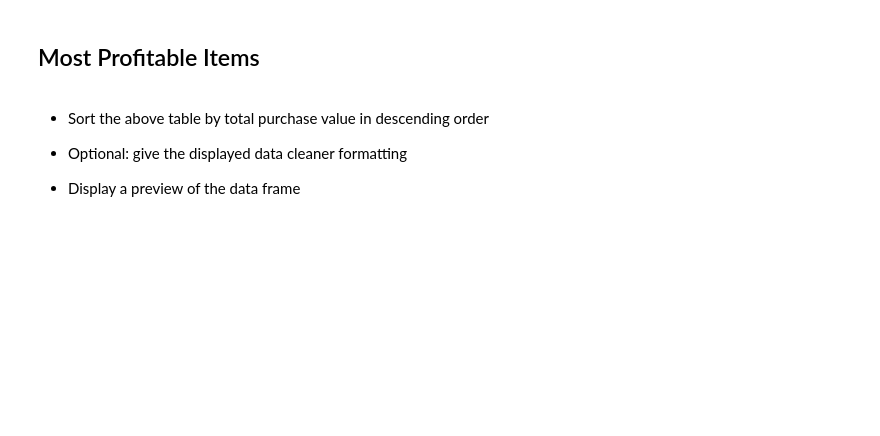
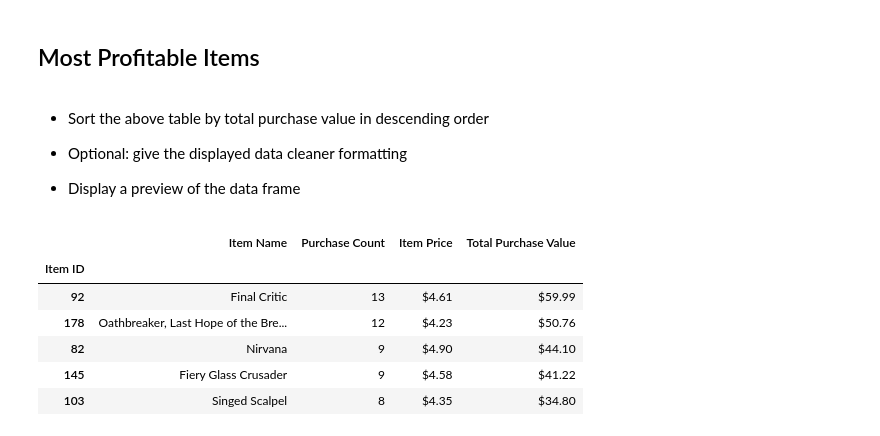
Before and after one commit to MikeEjike/Pandas-challenge, a Jupyter notebook: HeroesOfPymoli/HeroesOfPymoli_starter.ipynb, the cells around one changed output. Saved outputs shown, nothing was run; the diff lists cells and outputs as text; code cells hidden in the pictures; blank space fills up the shorter version.

```diff
--- a/HeroesOfPymoli/HeroesOfPymoli_starter.ipynb
+++ b/HeroesOfPymoli/HeroesOfPymoli_starter.ipynb
@@ -375,3 +405,54 @@ purchase_data.nlargest(5, ['Price'])
 
 
 * Display a preview of the data frame
+# %%
+
+most_profit = purchase_data['Item ID'].value_counts()
+most_profit_name_list = most_profit.index.tolist()
+most_profit_list = purchase_data['Item ID'].value_counts()
+
+
+most_purchase_count = purchase_data['Item ID'].value_counts()
+
+sum_total =  purchase_data.groupby(['Item ID', 'Item Name']).sum()
+
+sum_total_df = sum_total.sort_values(by = ['Price'], ascending = False).drop(columns=['Purchase ID', 'Age','Total Players'])
+
+sum_total_df.head()
+
+most_profitable_items = pd.DataFrame({"Item ID": [most_profit_name_list[0],
+                                                  most_profit_name_list[1],
+                                                  most_profit_name_list[4],
+                                                  most_profit_name_list[5],
+                                                  most_profit_name_list[12]],
+                       "Item Name": ['Final Critic',
+                                     'Oathbreaker, Last Hope of the Breaking Storm',
+                                     'Nirvana',
+                                     'Fiery Glass Crusader',
+                                     'Singed Scalpel'],
+                       "Purchase Count": [most_purchase_count[92],
+                                          most_purchase_count[178],
+                                          most_purchase_count[82],
+                                          most_purchase_count[145],
+                                          most_purchase_count[103]],
+                       "Item Price":[purchase_data.loc[purchase_data['Item ID'] == 92, 'Price'].sum() / most_purchase_count[92],
+                                     purchase_data.loc[purchase_data['Item ID'] == 178, 'Price'].sum() / most_purchase_count[178],
+                                     purchase_data.loc[purchase_data['Item ID'] == 82, 'Price'].sum() / most_purchase_count[82],
+                                     purchase_data.loc[purchase_data['Item ID'] == 145, 'Price'].sum() / most_purchase_count[145],
+                                     purchase_data.loc[purchase_data['Item ID'] == 103, 'Price'].sum() / most_purchase_count[103]],
+                       "Total Purchase Value":[purchase_data.loc[purchase_data['Item ID'] == 92, 'Price'].sum(),
+                                               purchase_data.loc[purchase_data['Item ID'] == 178, 'Price'].sum(),
+                                               purchase_data.loc[purchase_data['Item ID'] == 82, 'Price'].sum(),
+                                               purchase_data.loc[purchase_data['Item ID'] == 145, 'Price'].sum(),
+                                               purchase_data.loc[purchase_data['Item ID'] == 103, 'Price'].sum()]})
+
+most_profitable_items.set_index('Item ID').style.format({'Item Price':'${0:,.2f}',
+                                           'Total Purchase Value':'${0:,.2f}'})
+# %% [output]
+|  | Item Name | Purchase Count | Item Price | Total Purchase Value |
+| Item ID |  |  |  |  |
+| 92 | Final Critic | 13 | $4.61 | $59.99 |
+| 178 | Oathbreaker, Last Hope of the Bre... | 12 | $4.23 | $50.76 |
+| 82 | Nirvana | 9 | $4.90 | $44.10 |
+| 145 | Fiery Glass Crusader | 9 | $4.58 | $41.22 |
+| 103 | Singed Scalpel | 8 | $4.35 | $34.80 |
```
Also changed, not shown: parts of 4 cells of this notebook.
